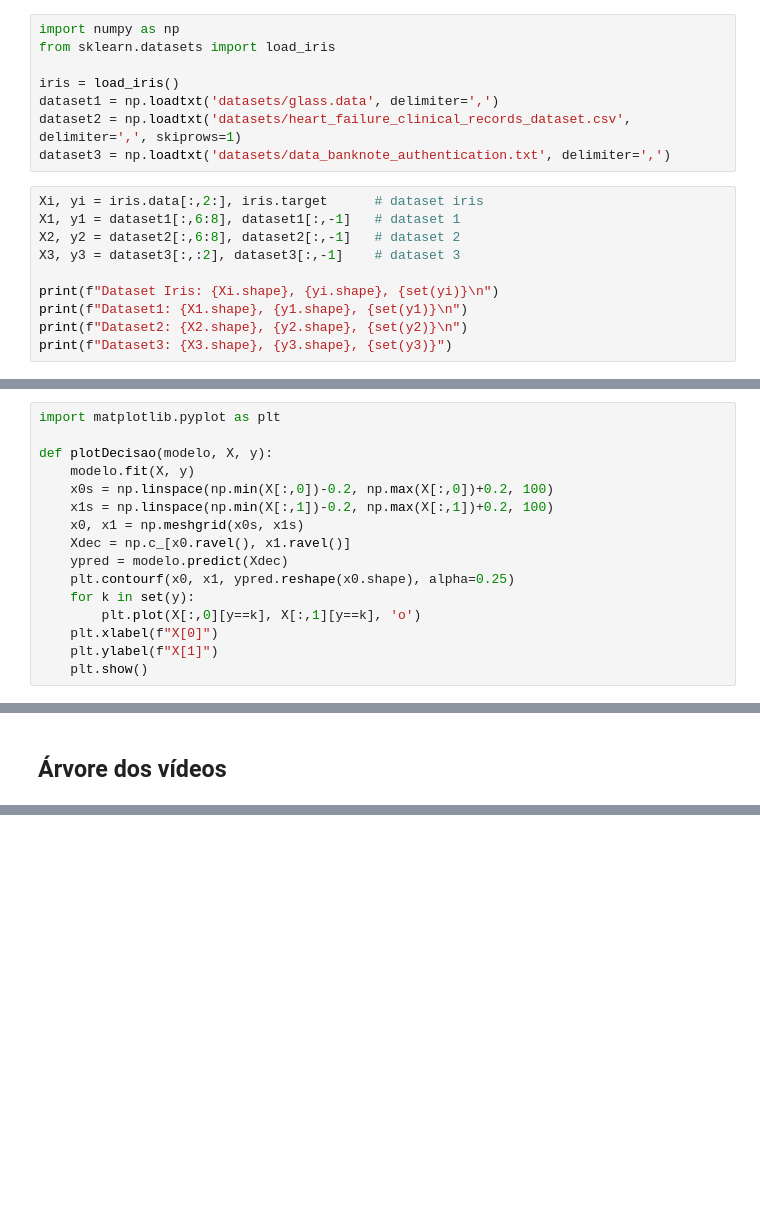
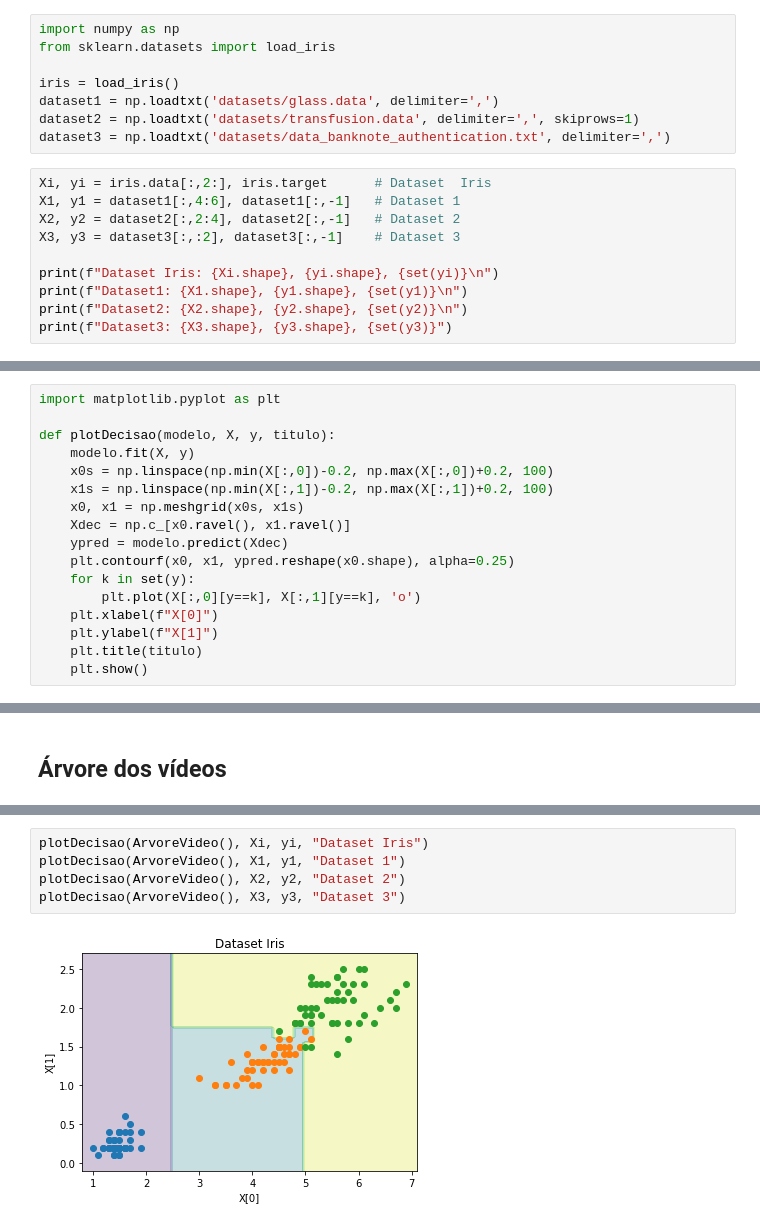
Before and after one commit to lbfiorino/repa-arvore-de-decisao, a Jupyter notebook: tarefa.ipynb, the cells around one changed output, grey strips where cells are left out. Cells and saved outputs as stored; diff of their text form; blank space fills up the shorter version.

Commit message:
datasets

```diff
--- a/tarefa.ipynb
+++ b/tarefa.ipynb
@@ -12,13 +15,13 @@ from sklearn.datasets import load_iris
 
 iris = load_iris()
 dataset1 = np.loadtxt('datasets/glass.data', delimiter=',')
-dataset2 = np.loadtxt('datasets/heart_failure_clinical_records_dataset.csv', delimiter=',', skiprows=1)
+dataset2 = np.loadtxt('datasets/transfusion.data', delimiter=',', skiprows=1)
 dataset3 = np.loadtxt('datasets/data_banknote_authentication.txt', delimiter=',')
 # %%
-Xi, yi = iris.data[:,2:], iris.target      # dataset iris
-X1, y1 = dataset1[:,6:8], dataset1[:,-1]   # dataset 1
-X2, y2 = dataset2[:,6:8], dataset2[:,-1]   # dataset 2
-X3, y3 = dataset3[:,:2], dataset3[:,-1]    # dataset 3
+Xi, yi = iris.data[:,2:], iris.target      # Dataset  Iris
+X1, y1 = dataset1[:,4:6], dataset1[:,-1]   # Dataset 1
+X2, y2 = dataset2[:,2:4], dataset2[:,-1]   # Dataset 2
+X3, y3 = dataset3[:,:2], dataset3[:,-1]    # Dataset 3
 
 print(f"Dataset Iris: {Xi.shape}, {yi.shape}, {set(yi)}\n")
 print(f"Dataset1: {X1.shape}, {y1.shape}, {set(y1)}\n")
@@ -37,7 +40,7 @@ Dataset3: (1372, 2), (1372,), {0.0, 1.0}
 # %%
 import matplotlib.pyplot as plt
 
-def plotDecisao(modelo, X, y):
+def plotDecisao(modelo, X, y, titulo):
     modelo.fit(X, y)
     x0s = np.linspace(np.min(X[:,0])-0.2, np.max(X[:,0])+0.2, 100)
     x1s = np.linspace(np.min(X[:,1])-0.2, np.max(X[:,1])+0.2, 100)
@@ -49,6 +52,7 @@ def plotDecisao(modelo, X, y):
         plt.plot(X[:,0][y==k], X[:,1][y==k], 'o')
     plt.xlabel(f"X[0]")
     plt.ylabel(f"X[1]")
+    plt.title(titulo)
     plt.show()
 # %% [markdown]
 ## Árvore da tarefa
@@ -200,0 +202,7 @@ Mean Test Score: 0.9533333333333334
+# %%
+plotDecisao(ArvoreVideo(), Xi, yi, "Dataset Iris")
+plotDecisao(ArvoreVideo(), X1, y1, "Dataset 1")
+plotDecisao(ArvoreVideo(), X2, y2, "Dataset 2")
+plotDecisao(ArvoreVideo(), X3, y3, "Dataset 3")
+# %% [output]
+[figure, added]
```
Also changed, not shown: parts of 4 cells of this notebook, 1 other file.
